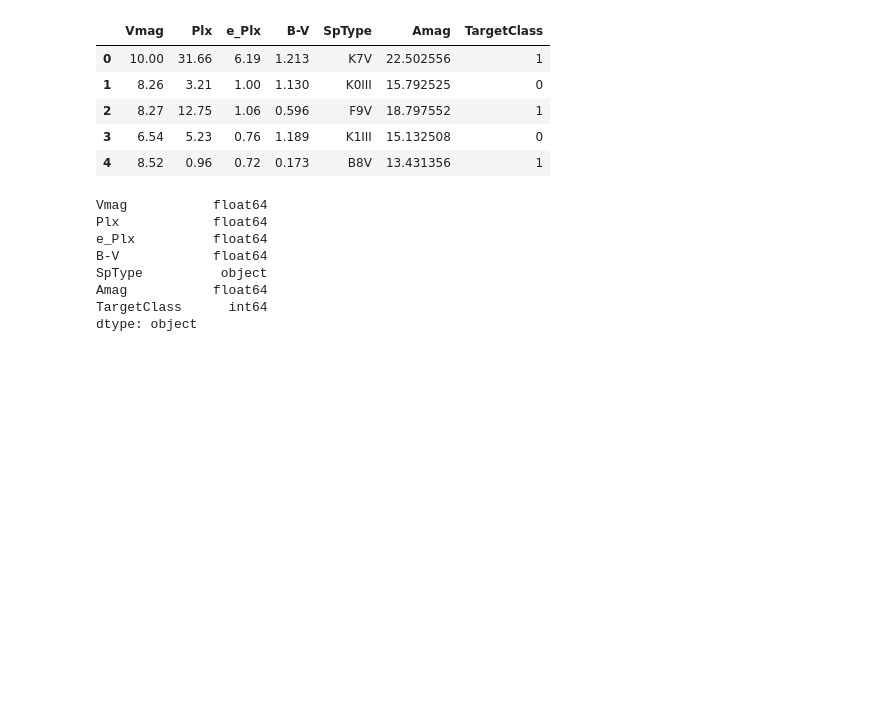
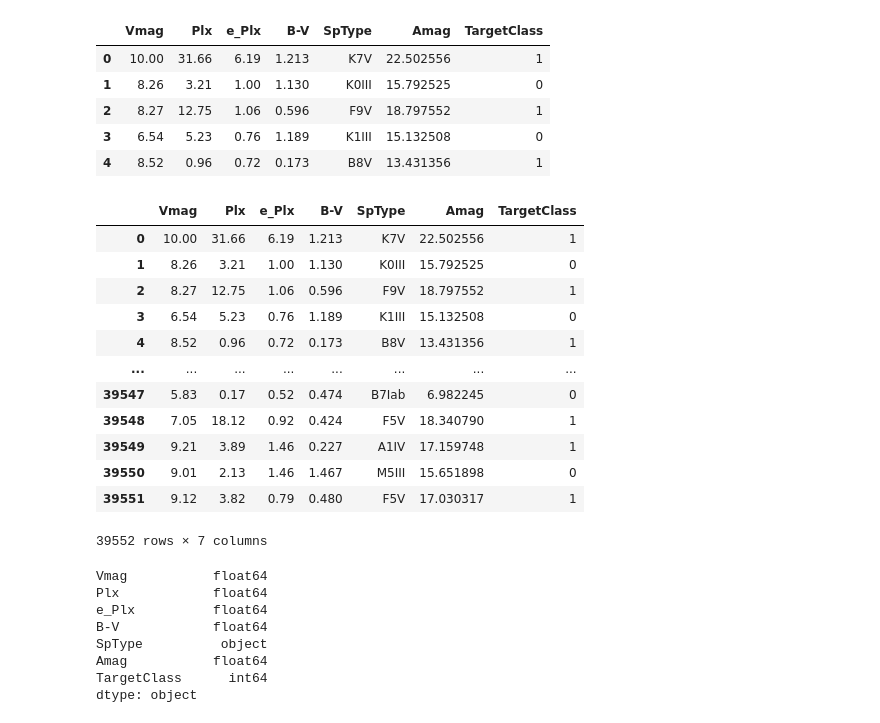
Before and after one commit to mattebasta/MachineLearning, a Jupyter notebook: Clustering Stelle/clustering_balanced.ipynb, the cells around one changed output. Drawn from its saved outputs; the diff is of its cells as text; code cells hidden in the pictures; blank space fills up the shorter version.

```diff
--- a/Clustering Stelle/clustering_balanced.ipynb
+++ b/Clustering Stelle/clustering_balanced.ipynb
@@ -16,6 +15,22 @@ data.head()
 | 2 | 8.27 | 12.75 | 1.06 | 0.596 | F9V | 18.797552 | 1 |
 | 3 | 6.54 | 5.23 | 0.76 | 1.189 | K1III | 15.132508 | 0 |
 | 4 | 8.52 | 0.96 | 0.72 | 0.173 | B8V | 13.431356 | 1 |
+# %%
+data
+# %% [output]
+|  | Vmag | Plx | e_Plx | B-V | SpType | Amag | TargetClass |
+| 0 | 10.00 | 31.66 | 6.19 | 1.213 | K7V | 22.502556 | 1 |
+| 1 | 8.26 | 3.21 | 1.00 | 1.130 | K0III | 15.792525 | 0 |
+| 2 | 8.27 | 12.75 | 1.06 | 0.596 | F9V | 18.797552 | 1 |
+| 3 | 6.54 | 5.23 | 0.76 | 1.189 | K1III | 15.132508 | 0 |
+| 4 | 8.52 | 0.96 | 0.72 | 0.173 | B8V | 13.431356 | 1 |
+| ... | ... | ... | ... | ... | ... | ... | ... |
+| 39547 | 5.83 | 0.17 | 0.52 | 0.474 | B7Iab | 6.982245 | 0 |
+| 39548 | 7.05 | 18.12 | 0.92 | 0.424 | F5V | 18.340790 | 1 |
+| 39549 | 9.21 | 3.89 | 1.46 | 0.227 | A1IV | 17.159748 | 1 |
+| 39550 | 9.01 | 2.13 | 1.46 | 1.467 | M5III | 15.651898 | 0 |
+| 39551 | 9.12 | 3.82 | 0.79 | 0.480 | F5V | 17.030317 | 1 |
+39552 rows × 7 columns
 # %%
 print(data.dtypes)
 # %% [output]
```
Also changed, not shown: parts of 5 cells of this notebook.
